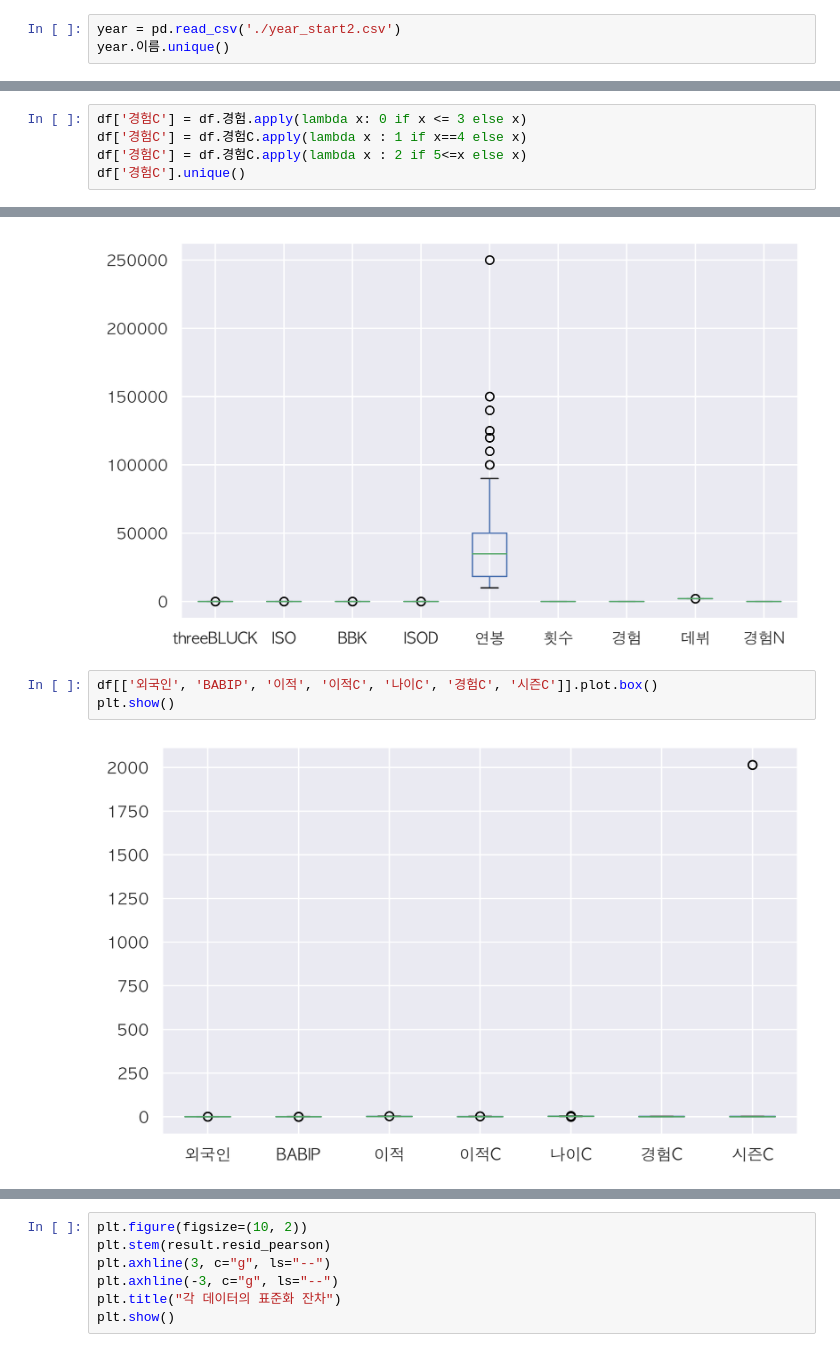
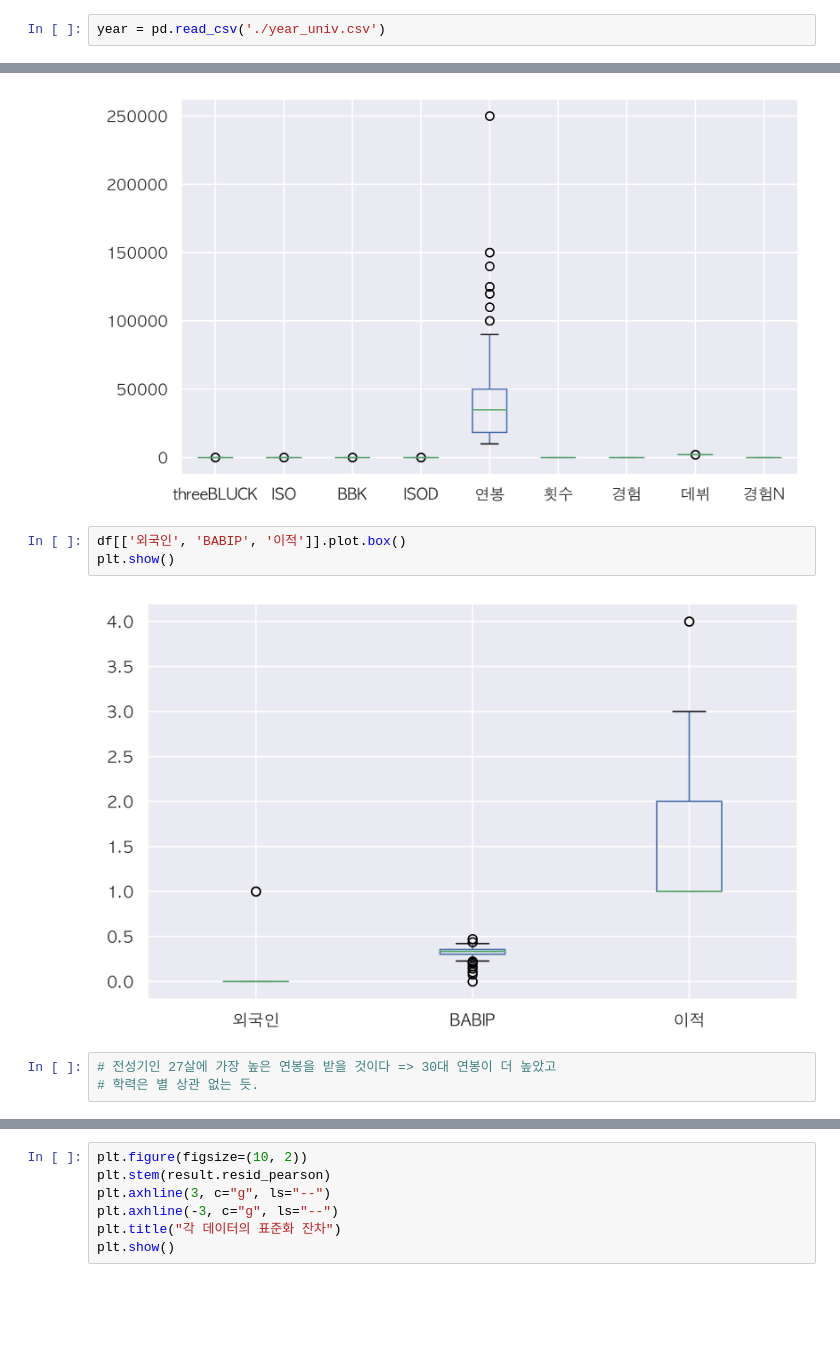
Before and after one commit to dk3059/R_project, a Jupyter notebook: OPS/salary_predict.ipynb, the cells around one changed output, grey strips where cells are left out. Cells and saved outputs as stored; diff of their text form; blank space fills up the shorter version.

```diff
--- a/OPS/salary_predict.ipynb
+++ b/OPS/salary_predict.ipynb
@@ -8,5 +23,4 @@ df.이름.unique()
 # %%
-year = pd.read_csv('./year_start2.csv')
-year.이름.unique()
+year = pd.read_csv('./year_univ.csv')
 # %%
 year = year[year['데뷔'] != 0]
@@ -81,8 +120,3 @@ sns.jointplot(x='경험N', y='연봉', data=df)
 plt.show()
 # %% [output]
 [figure]
-# %%
-df['경험C'] = df.경험.apply(lambda x: 0 if x <= 3 else x)
-df['경험C'] = df.경험C.apply(lambda x : 1 if x==4 else x)
-df['경험C'] = df.경험C.apply(lambda x : 2 if 5<=x else x)
-df['경험C'].unique()
@@ -126,9 +159,12 @@ plt.show()
 # %% [output]
 [figure]
 # %%
-df[['외국인', 'BABIP', '이적', '이적C', '나이C', '경험C', '시즌C']].plot.box()
+df[['외국인', 'BABIP', '이적']].plot.box()
 plt.show()
 # %% [output]
-[figure, old version]
+[figure, new version]
+# %%
+# 전성기인 27살에 가장 높은 연봉을 받을 것이다 => 30대 연봉이 더 높았고
+# 학력은 별 상관 없는 듯.
 # %%
 model = sm.OLS.from_formula(
```
Also changed, not shown: parts of 16 cells of this notebook.
